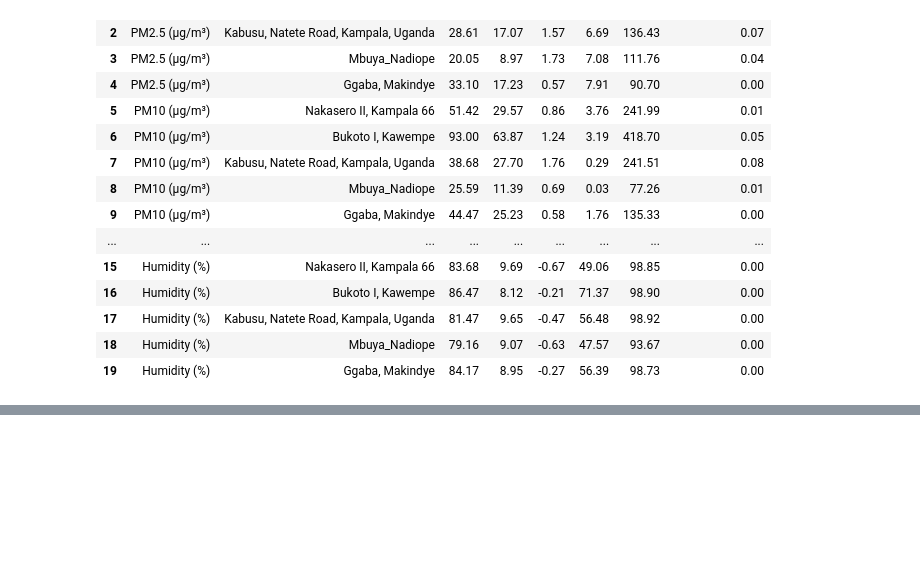
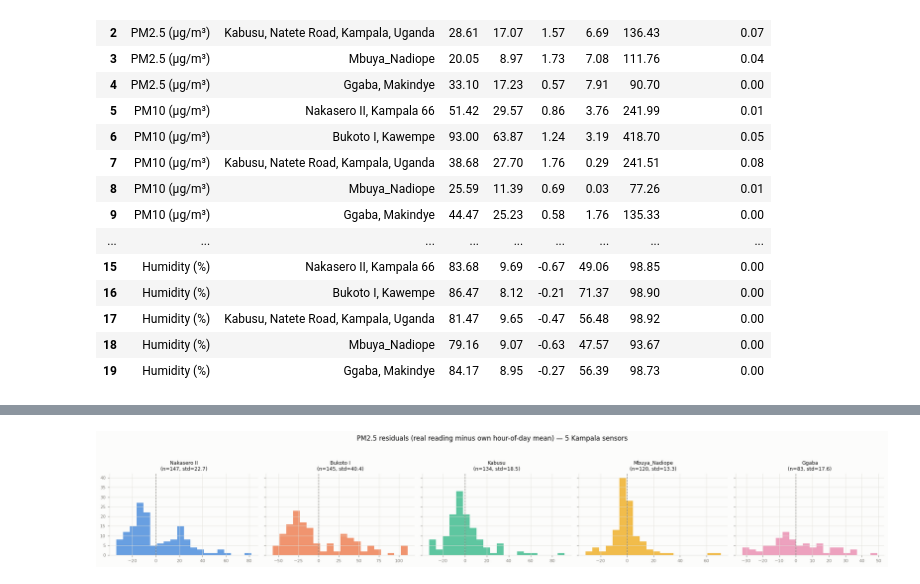
Before and after one commit to coleRodneyMigisha/airqo_cole_charis_assgnmnt, a Jupyter notebook: train.ipynb, the cells around one changed output, grey strips where cells are left out. Saved outputs shown, nothing was run; the diff lists cells and outputs as text; code cells hidden in the pictures; blank space fills up the shorter version.

```diff
--- a/train.ipynb
+++ b/train.ipynb
@@ -1119,0 +1154,20 @@ Distribution summary (1.5xIQR rule, informational - full outlier treatment in St
+# %%
+# The daily-mean lines above show a suspiciously regular repeating sawtooth,
+# especially Jan-Mar. Quantify how much of that is real vs an artifact of
+# Tier 1 KNN reusing the same handful of real anchors for every hour that
+# shares the same (hour, day-of-week, month) signature.
+diagnostic_rows = []
+for site_name in eda_site_names:
+    sensor_data = eda_valid[eda_valid['site_name'] == site_name]
+    hourly_values = sensor_data['pm2_5_calibrated_value'].dropna()
+    was_imputed = sensor_data['pm2_5_calibrated_value_pre_interpolation_na']
+
+    diagnostic_rows.append({
+        'site_name': site_name,
+        'hourly_points': len(hourly_values),
+        'unique_values': hourly_values.nunique(),
+        'unique_ratio': round(hourly_values.nunique() / len(hourly_values), 3),
+        'share_imputed': round(was_imputed.mean(), 3),
+    })
+
+display(pd.DataFrame(diagnostic_rows))
@@ -1119,0 +1235,22 @@ Distribution summary (1.5xIQR rule, informational - full outlier treatment in St
+# %%
+real_pm25 = clean_data[['device_name', 'datetime', 'pm2_5_calibrated_value']].dropna(
+    subset=['pm2_5_calibrated_value']
+).copy()
+real_pm25['hour'] = real_pm25['datetime'].dt.hour
+real_pm25['residual'] = real_pm25['pm2_5_calibrated_value'] - (
+    real_pm25.groupby(['device_name', 'hour'])['pm2_5_calibrated_value'].transform('mean')
+)
+
+fig, axes = plt.subplots(1, len(eda_site_names), figsize=(4 * len(eda_site_names), 3.2), sharey=True)
+for ax, color, site_name, device_name in zip(axes, CATEGORICAL_PALETTE, eda_site_names, eda_device_names):
+    values = real_pm25.loc[real_pm25['device_name'] == device_name, 'residual']
+    ax.hist(values, bins=20, color=color, alpha=0.7)
+    ax.axvline(0, color=MUTED_INK, linewidth=1, linestyle='--')
+    ax.set_title(f"{site_name.split(',')[0]}\n(n={len(values)}, std={values.std():.1f})", fontsize=9)
+    ax.tick_params(labelsize=8)
+
+fig.suptitle('PM2.5 residuals (real reading minus own hour-of-day mean) — 5 Kampala sensors', fontsize=12, y=1.05)
+fig.tight_layout()
+plt.show()
+# %% [output]
+[figure, added]
```
Also changed, not shown: parts of 5 cells of this notebook.
